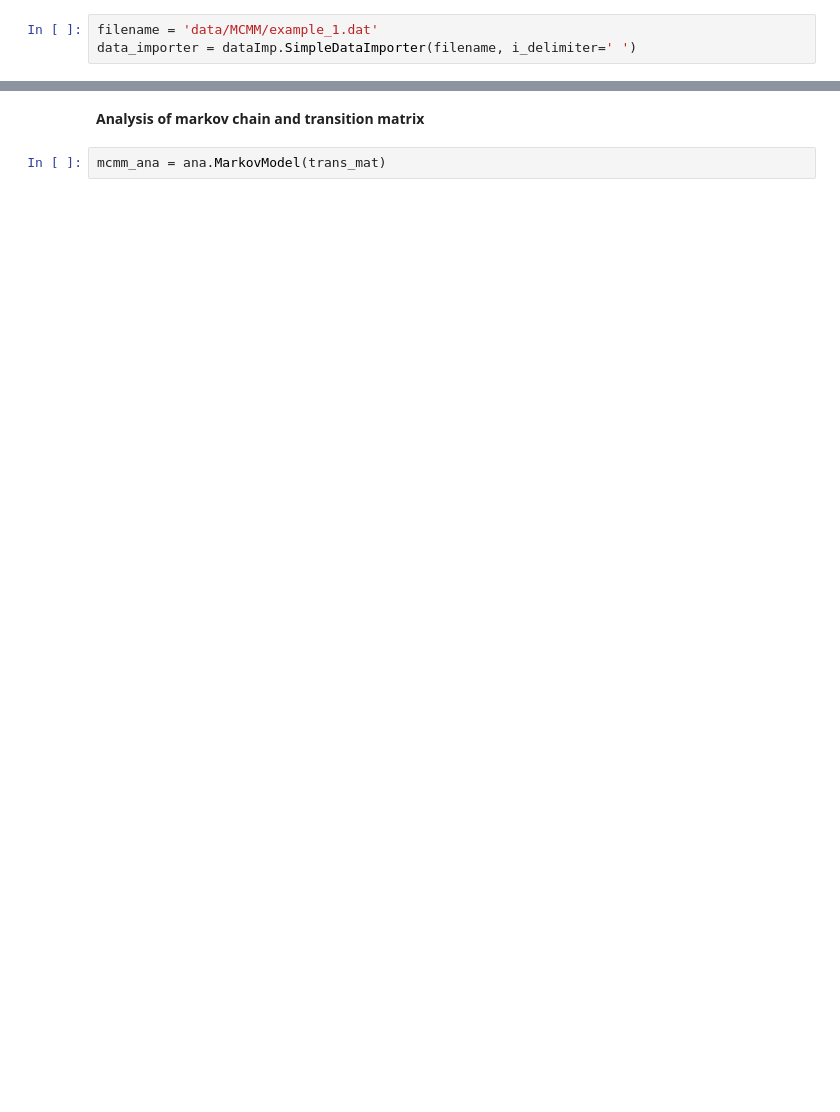
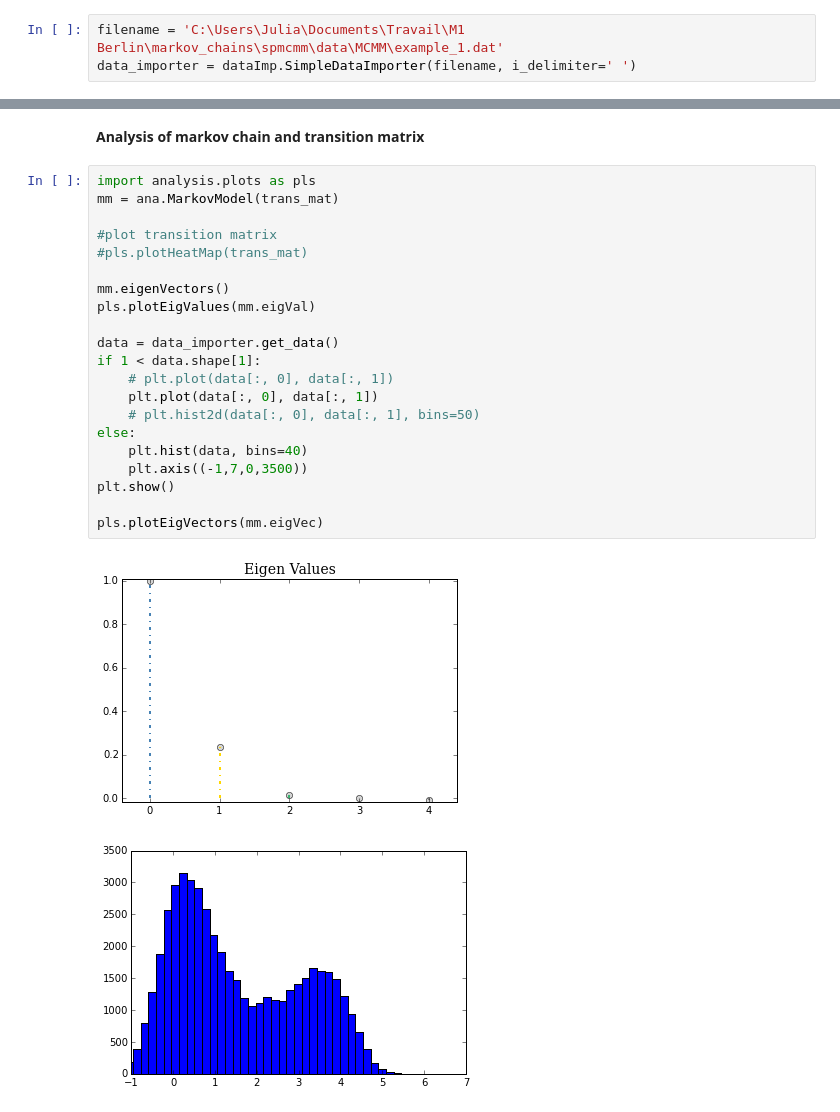
Before and after one commit to rickwg/spmcmm, a Jupyter notebook: demo/pipeline_test2.ipynb, the cells around one changed output, grey strips where cells are left out. Saved outputs shown, nothing was run; the diff lists cells and outputs as text; blank space fills up the shorter version.

Commit message:
Finish pipeline
FInish pipeline
All plots are not there

```diff
--- a/demo/pipeline_test2.ipynb
+++ b/demo/pipeline_test2.ipynb
@@ -9,7 +13,7 @@ Populating the interactive namespace from numpy and matplotlib
 # %% [markdown]
 Import data.
 # %%
-filename = 'data/MCMM/example_1.dat'
+filename = 'C:\Users\Julia\Documents\Travail\M1 Berlin\markov_chains\spmcmm\data\MCMM\example_1.dat'
 data_importer = dataImp.SimpleDataImporter(filename, i_delimiter=' ')
 # %% [markdown]
 Plot of the distribution of the sample
@@ -47,4 +59,26 @@ plt.show()
 # %% [markdown]
 **Analysis of markov chain and transition matrix**
-# %%
-mcmm_ana = ana.MarkovModel(trans_mat)
+# %%
+import analysis.plots as pls
+mm = ana.MarkovModel(trans_mat)
+
+#plot transition matrix
+#pls.plotHeatMap(trans_mat)
+
+mm.eigenVectors()
+pls.plotEigValues(mm.eigVal)
+
+data = data_importer.get_data()
+if 1 < data.shape[1]:
+    # plt.plot(data[:, 0], data[:, 1])
+    plt.plot(data[:, 0], data[:, 1])
+    # plt.hist2d(data[:, 0], data[:, 1], bins=50)
+else:
+    plt.hist(data, bins=40)
+    plt.axis((-1,7,0,3500))
+plt.show()
+
+pls.plotEigVectors(mm.eigVec)
+# %% [output]
+[figure, added]
+[figure, added]
```
Also changed, not shown: parts of 10 cells of this notebook.
